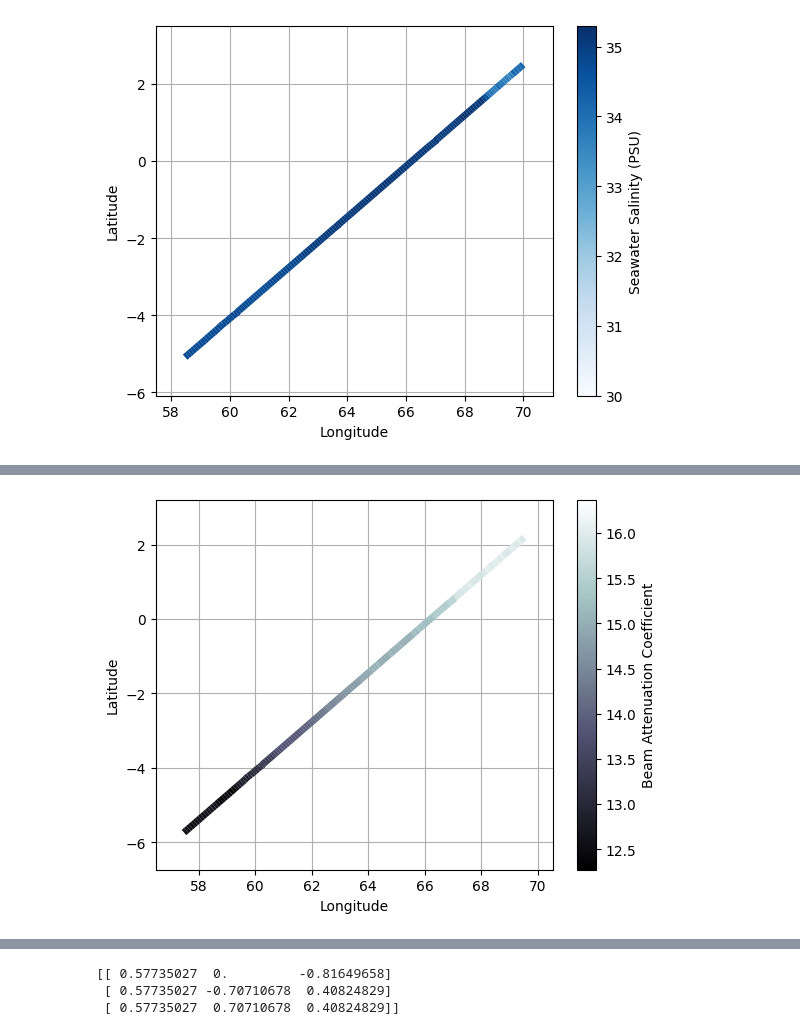
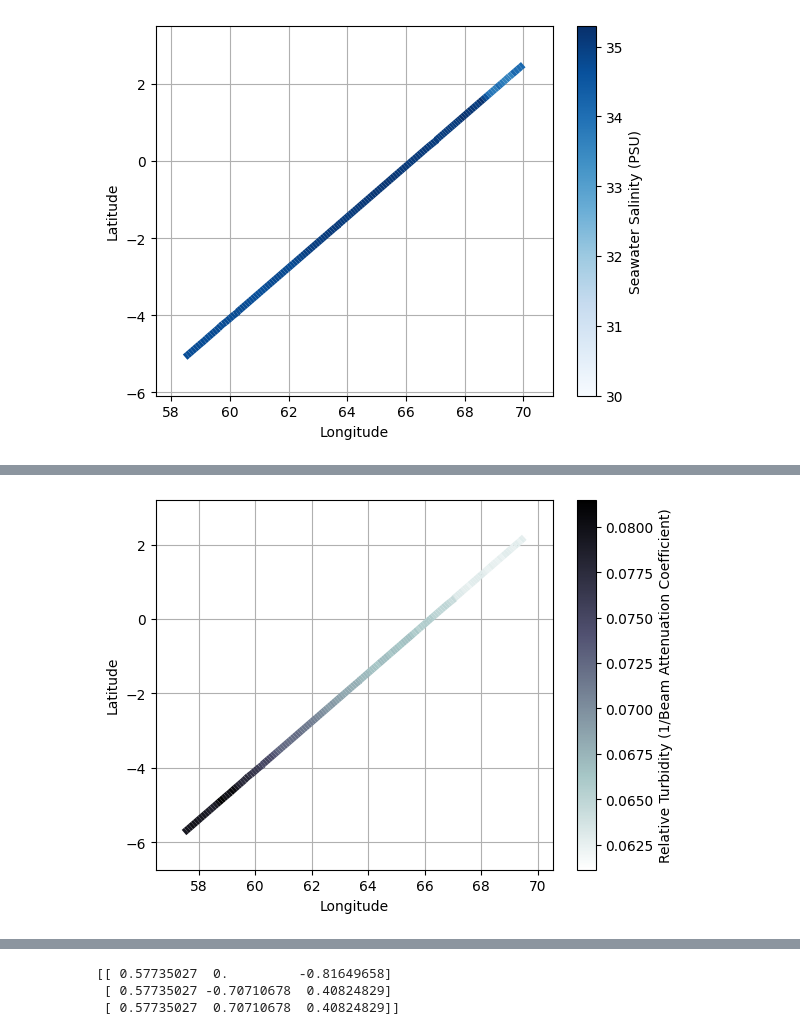
Before and after one commit to Asgar-Fataymamode/OceanX_Project1, a Jupyter notebook: pasindu.ipynb, the cells around one changed output, grey strips where cells are left out. Cells and saved outputs as stored; diff of their text form; code cells hidden in the pictures.

Commit message:
generated response explanatory data for rda plots

```diff
--- a/pasindu.ipynb
+++ b/pasindu.ipynb
@@ -265,6 +265,7 @@ pathlen = 0.25
 merge_trans = coord_filt.merge(trans_filt, on='time')
 merge_trans['count'] /= ref_count
 merge_trans['coeff'] = -1/(pathlen*np.log(merge_trans['count']))
+merge_trans['coeff'] = 1/merge_trans['coeff']
 print(merge_trans)
 
 def trans_plot():
@@ -272,8 +273,8 @@ def trans_plot():
     y = merge_trans['lat']
     z = merge_trans['coeff']
     fig, ax = plt.subplots()
-    lc = colorline(x, y, z, cmap='bone',norm=plt.Normalize(z.min(),z.max()))
-    plt.colorbar(lc, label="Beam Attenuation Coefficient")
+    lc = colorline(x, y, z, cmap='bone_r',norm=plt.Normalize(z.min(),z.max()))
+    plt.colorbar(lc, label="Relative Turbidity (1/Beam Attenuation Coefficient)")
     plt.xlim(x.min()-1, x.max()+1)
     plt.ylim(y.min()-1, y.max()+1)
     plt.xlabel("Longitude")
@@ -300,6 +301,6 @@ trans_plot()
 
 [179 rows x 5 columns]
-[figure, old version]
+[figure, new version]
 # %%
 #Attempt at Redundancy Analysis (RDA)
 test_series = merge_temp['temp']
```
Also changed, not shown: parts of 4 cells of this notebook, 2 other files.
